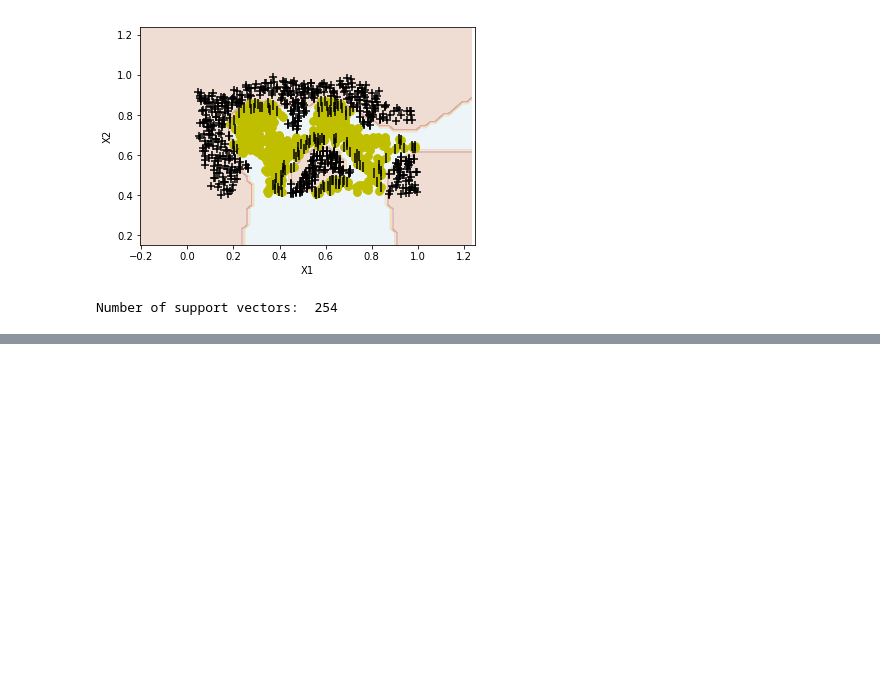
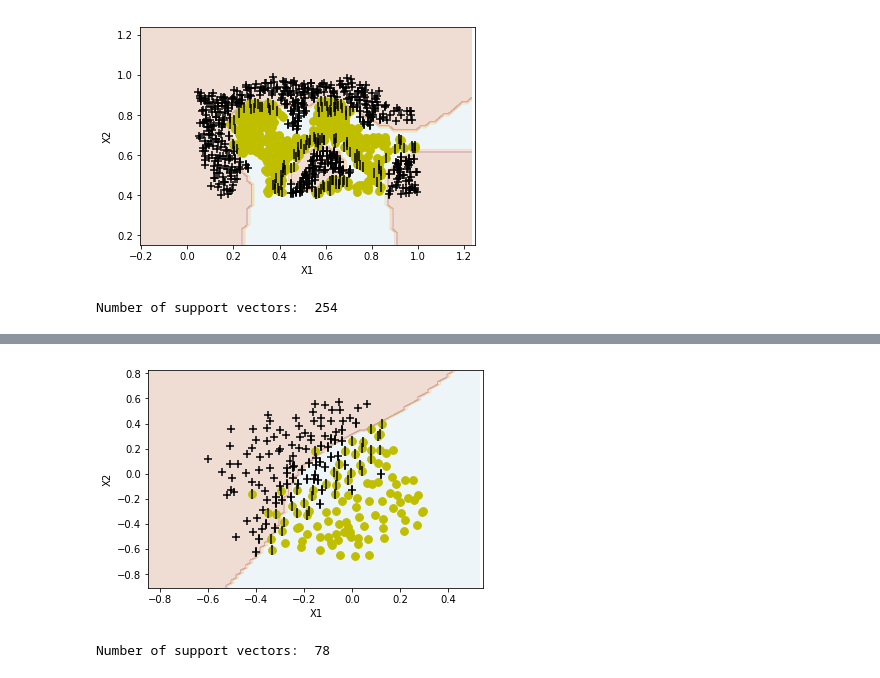
Before and after one commit to RajatGarg97/AndrewNg-mlCourse-Ex, a Jupyter notebook: machine-learning-ex6/ex6/ImplementationSVM.ipynb, the cells around one changed output, grey strips where cells are left out. Saved outputs shown, nothing was run; the diff lists cells and outputs as text; code cells hidden in the pictures; blank space fills up the shorter version.

```diff
--- a/machine-learning-ex6/ex6/ImplementationSVM.ipynb
+++ b/machine-learning-ex6/ex6/ImplementationSVM.ipynb
@@ -101,0 +121,7 @@ Number of support vectors:  254
+# %%
+clf3 = SVC(C=1.0, kernel='poly', degree=3, gamma=10)
+clf3.fit(X3, y3.ravel())
+plot_svc(clf3, X3, y3)
+# %% [output]
+[figure, added]
+Number of support vectors:  78
```
Also changed, not shown: parts of 4 cells of this notebook.
